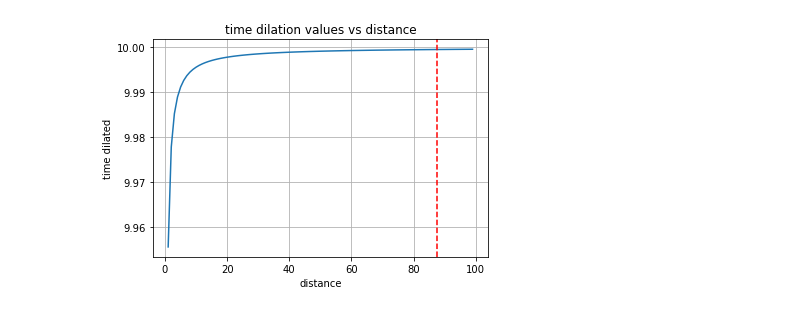
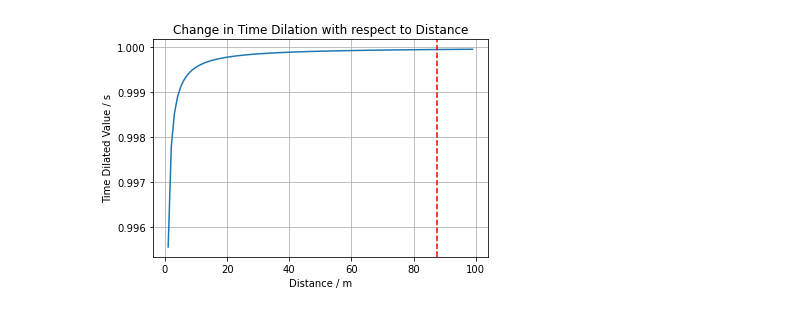
Before and after one commit to suannlim/msci_spaceclocks, a Jupyter notebook: timedilation_code.ipynb, the cells around one changed output. Drawn from its saved outputs; the diff is of its cells as text; code cells hidden in the pictures.

```diff
--- a/timedilation_code.ipynb
+++ b/timedilation_code.ipynb
@@ -34,18 +34,18 @@ def time_dilation(t,r):
 # %%
 # defining the array of r values and plotting graph
 
 distance = np.arange(1, 100, 1)
-t = 10 # not sure if this t is the time measured by the clock on the ground?
+t = 1 # not sure if this t is the time measured by the clock on the ground?
 
-t_prime = time_dilation(t, distance)
+t_prime = time_dilation(t, distance) # fractional diference in time
 
 plt.figure()
-plt.title("time dilation values vs distance")
-plt.xlabel("distance")
-plt.ylabel("time dilated")
+plt.title("Change in Time Dilation with respect to Distance")
+plt.xlabel("Distance / m")
+plt.ylabel("Time Dilated Value / s")
 plt.grid()
 plt.plot(distance, t_prime)
 plt.axvline(x=87.4, linestyle = "dashed", color = "red")
 plt.show()
 # %% [output]
-[figure, old version]
+[figure, new version]
```
Also changed, not shown: 1 other file.
